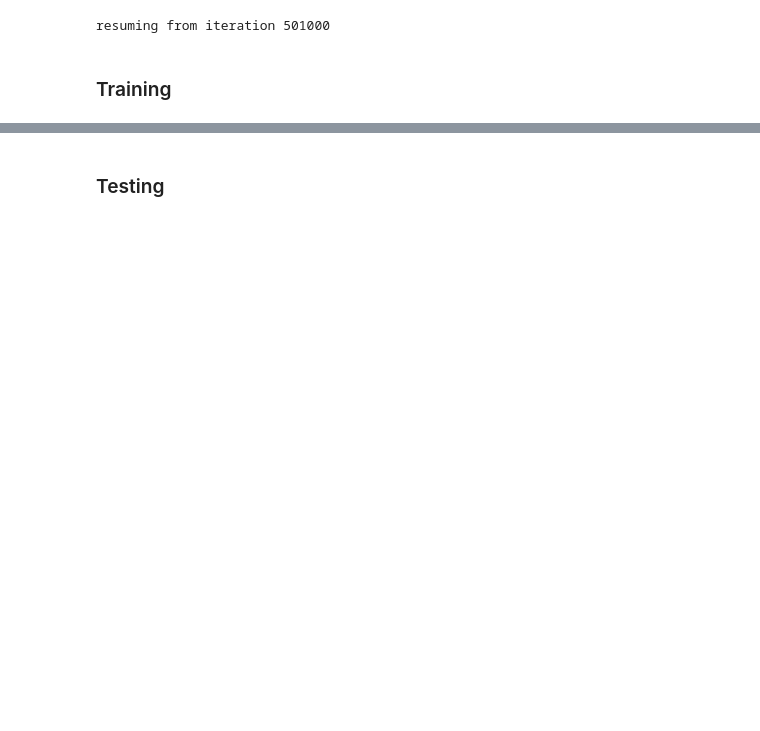
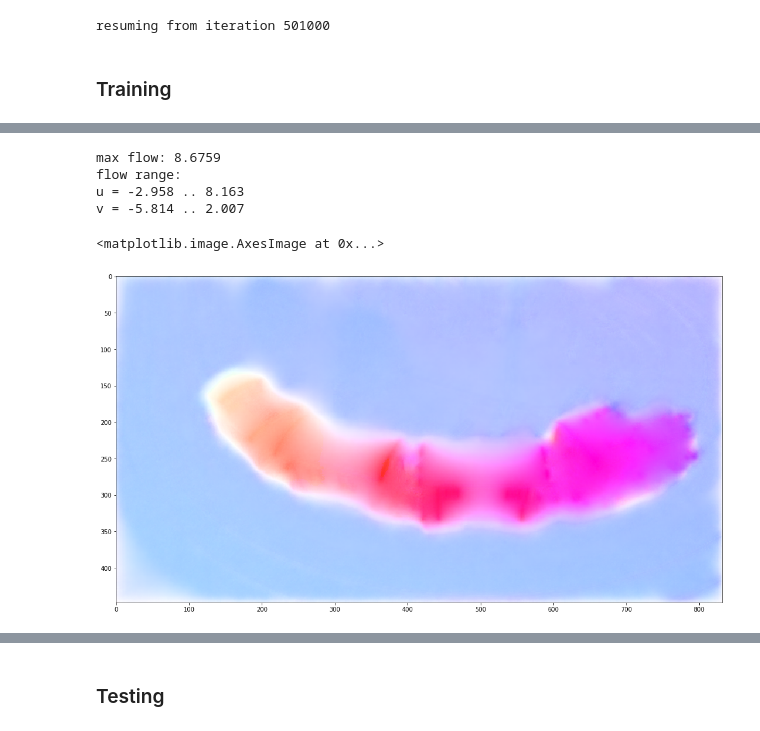
Before and after one commit to y788zhan/joint_seg_flow, a Jupyter notebook: src/train.ipynb, the cells around one changed output, grey strips where cells are left out. Drawn from its saved outputs; the diff is of its cells as text; code cells hidden in the pictures; blank space fills up the shorter version.

```diff
--- a/src/train.ipynb
+++ b/src/train.ipynb
@@ -21,7 +21,7 @@ from helpers import *
 # %%
 os.environ["CUDA_DEVICE_ORDER"] = "PCI_BUS_ID"
 os.environ["CUDA_VISIBLE_DEVICES"] = "0"
-logPath = "TRAINING/multiscale/"
+logPath = "TRAINING/translation/"
 snapshotPath = "SNAPSHOTS/snapshots/"
 # %%
 with open("hyperParams.json") as f:
@@ -78,9 +99,7 @@ with tf.device("/gpu:0"):
     trainingLoss = TrainingLoss(instanceParams,networkBodyF,networkBodyB,trainingData)
     solver, solver_op, learningRateTensor = attachSolver(trainingLoss.loss)
     flowFinal = networkBodyF.flows[0]
-    flow2 = networkBodyF.flows[1]
-    flow3 = networkBodyF.flows[2]
-    flow4 = networkBodyF.flows[3]
+    tGrad = tf.gradients(trainingLoss.loss, flowFinal)
     # loss scheduling
     recLossBWeightTensor = trainingLoss.recLossBWeight
 # %% [output]
@@ -102,7 +122,7 @@ saver = tf.train.Saver(max_to_keep=0)
 # %%
 printFrequency = 10
 snapshotFrequency = 1000
-iterations = 5020
+iterations = 2020
 startIteration = 0
 print(printFrequency)
 print(snapshotFrequency)
@@ -118,10 +138,14 @@ f1s = []
 f2s = []
 f3s = []
 f4s = []
+f5s = []
+tgs = []
 with sessionSetup(arg) as sess:
     saver.restore(sess,
-                  '../model_download_scripts/photometric_smoothness/weights/iter_0000000000500000.ckpt')
+                   '../model_download_scripts/photometric_smoothness/weights/iter_0000000000500000.ckpt')
 
+    # sess.run(tf.initialize_all_variables())
+    # saver.restore(sess, './snapshots/iter_0000000000005000.ckpt')
     trainingData.dataQueuer.start_queueing(sess)
 
     #start summary writer
@@ -136,23 +160,25 @@ with sessionSetup(arg) as sess:
 
          #run training
         feed_dict = {
-            learningRateTensor: 1e-4
+            learningRateTensor: 1e-5
         }
-        summary,result,totalLoss, f1, f2 = sess.run([
-            merged,solver_op,trainingLoss.loss, flowFinal, flow2], feed_dict=feed_dict)
+        summary,result,totalLoss, f1, tg = sess.run([
+            merged,solver_op,trainingLoss.loss, flowFinal, tGrad], feed_dict=feed_dict)
 
         if (i+1) % printFrequency == 0:
             timeDiff = time.time() - lastPrint
             itPerSec = printFrequency/timeDiff
             remainingIt = startIteration + iterations + 10 - i
             eta = remainingIt/itPerSec
-            print("Iteration "+str(i+1)+": loss: "+str(totalLoss)+", iterations per second: "+str(itPerSec)+", ETA: "+str(datetime.timedelta(seconds=eta)))+", lr: "+str(learningRate)
+            print("Iteration "+str(i+1)+": loss: "+str(totalLoss)+", iterations per second: "+str(
+                itPerSec)+", ETA: "+str(datetime.timedelta(seconds=eta)))+", lr: "+str(learningRate)
 
             summary_writer.add_summary(summary,i+1)
             summary_writer.flush()
             lastPrint = time.time()
             f1s.append(deepcopy(f1))
-            f2s.append(deepcopy(f2))
+            tgs.append(deepcopy(tg[0]))
+            # f2s.append(deepcopy(f2))
 
         if (i+1) % snapshotFrequency == 0:
             saver.save(sess,"snapshots/iter_"+str(i+1).zfill(16)+".ckpt")
@@ -180,0 +225,10 @@ Iteration 4240: loss: [[557.98096]
+# %%
+plt.figure(figsize=(20,10))
+plt.imshow(flow_to_image(f1s[-1][0]))
+# %% [output]
+max flow: 8.6759
+flow range:
+u = -2.958 .. 8.163
+v = -5.814 .. 2.007
+<matplotlib.image.AxesImage at 0x...>
+[figure, added]
```
Also changed, not shown: parts of 22 cells of this notebook, 22 other files.
